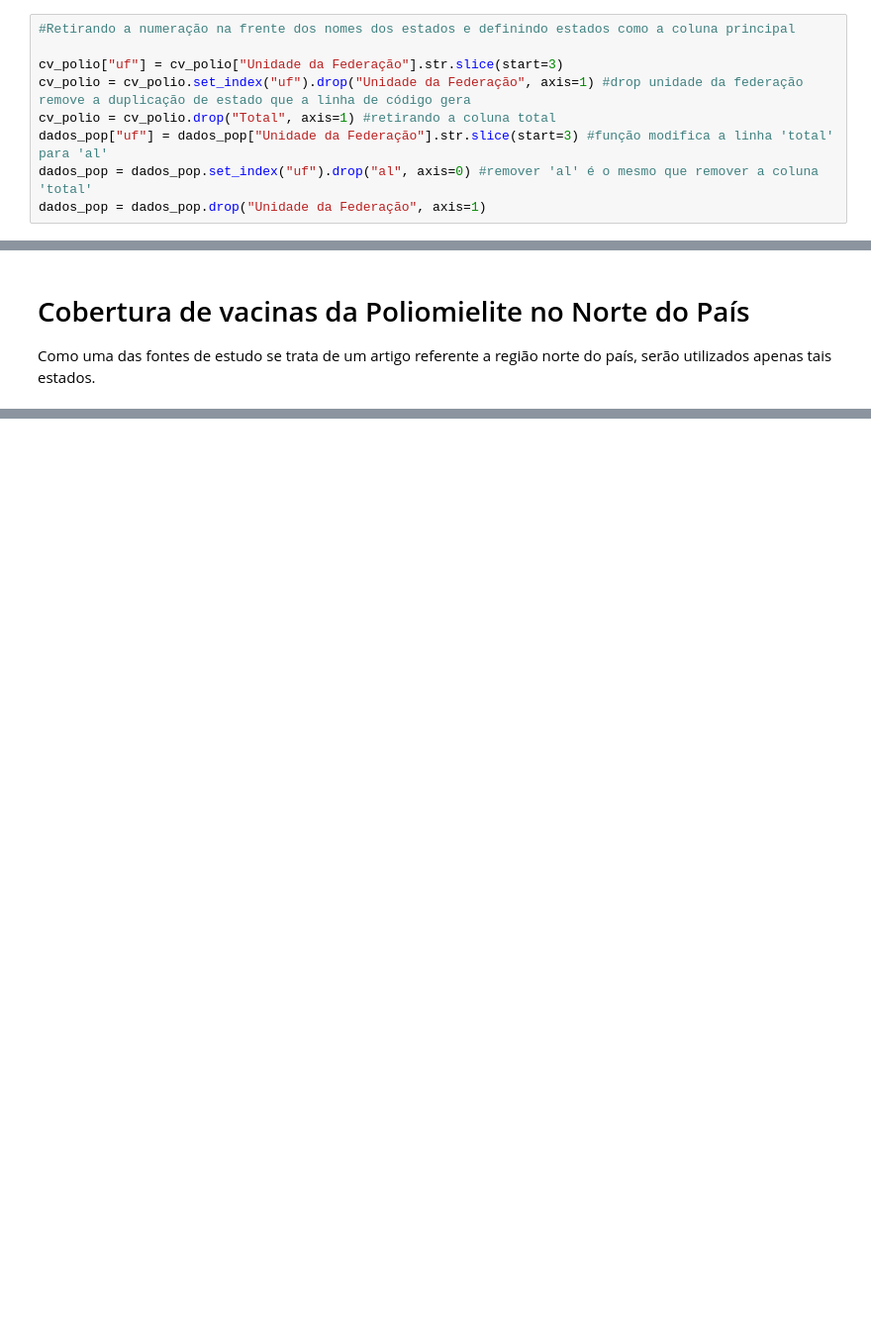
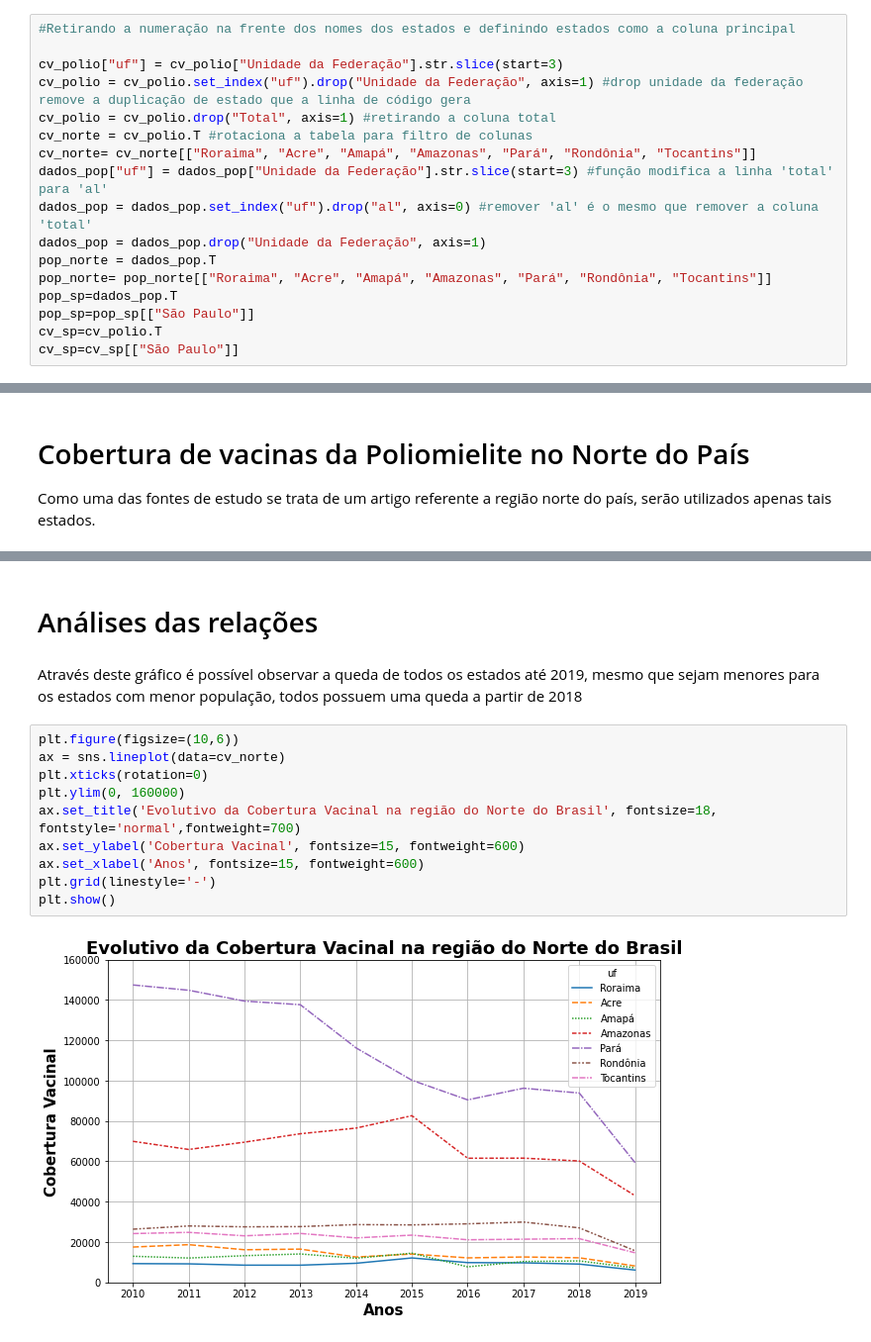
Before and after one commit to igor-puzipe/Vacinacao_polio_brasil, a Jupyter notebook: Notebook/vacinacao_polio_analises.ipynb, the cells around one changed output, grey strips where cells are left out. Shown at 99% size. Saved outputs shown, nothing was run; the diff lists cells and outputs as text; blank space fills up the shorter version.

```diff
--- a/Notebook/vacinacao_polio_analises.ipynb
+++ b/Notebook/vacinacao_polio_analises.ipynb
@@ -26,6 +37,14 @@ pd.options.display.float_format="{:.2f}".format
 cv_polio["uf"] = cv_polio["Unidade da Federação"].str.slice(start=3)
 cv_polio = cv_polio.set_index("uf").drop("Unidade da Federação", axis=1) #drop unidade da federação remove a duplicação de estado que a linha de código gera
 cv_polio = cv_polio.drop("Total", axis=1) #retirando a coluna total
+cv_norte = cv_polio.T #rotaciona a tabela para filtro de colunas
+cv_norte= cv_norte[["Roraima", "Acre", "Amapá", "Amazonas", "Pará", "Rondônia", "Tocantins"]]
 dados_pop["uf"] = dados_pop["Unidade da Federação"].str.slice(start=3) #função modifica a linha 'total' para 'al'
 dados_pop = dados_pop.set_index("uf").drop("al", axis=0) #remover 'al' é o mesmo que remover a coluna 'total'
 dados_pop = dados_pop.drop("Unidade da Federação", axis=1)
+pop_norte = dados_pop.T
+pop_norte= pop_norte[["Roraima", "Acre", "Amapá", "Amazonas", "Pará", "Rondônia", "Tocantins"]]
+pop_sp=dados_pop.T
+pop_sp=pop_sp[["São Paulo"]]
+cv_sp=cv_polio.T
+cv_sp=cv_sp[["São Paulo"]]
@@ -58,0 +125,16 @@ cv_polio.head()
+# %% [markdown]
+# Análises das relações
+# %% [markdown]
+Através deste gráfico é possível observar a queda de todos os estados até 2019, mesmo que sejam menores para os estados com menor população, todos possuem uma queda a partir de 2018
+# %%
+plt.figure(figsize=(10,6))
+ax = sns.lineplot(data=cv_norte)
+plt.xticks(rotation=0)
+plt.ylim(0, 160000)
+ax.set_title('Evolutivo da Cobertura Vacinal na região do Norte do Brasil', fontsize=18, fontstyle='normal',fontweight=700)
+ax.set_ylabel('Cobertura Vacinal', fontsize=15, fontweight=600)
+ax.set_xlabel('Anos', fontsize=15, fontweight=600)
+plt.grid(linestyle='-')
+plt.show()
+# %% [output]
+[figure, added]
```
Also changed, not shown: parts of 20 cells of this notebook.
